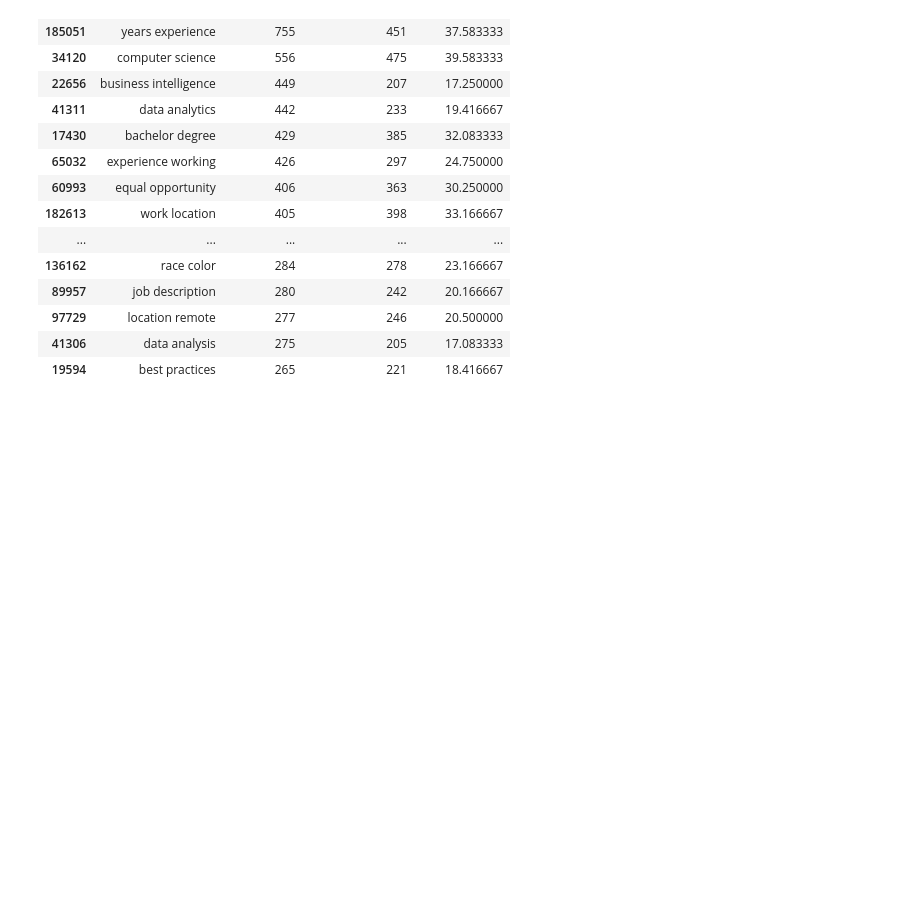
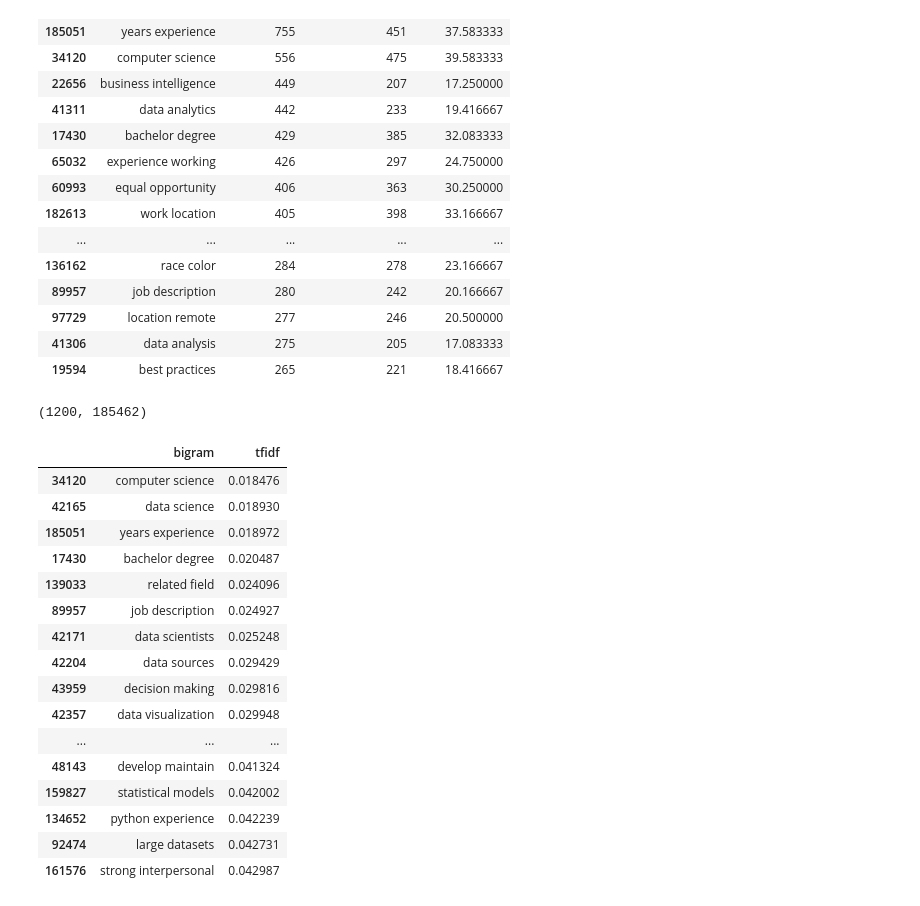
Before and after one commit to Reks890/keyword_extractor, a Jupyter notebook: exploration_keyword_extractor.ipynb, the cells around one changed output. Drawn from its saved outputs; the diff is of its cells as text; code cells hidden in the pictures; blank space fills up the shorter version.

Commit message:
Prepared TF-IDF assessment for bigrams across all descriptions

```diff
--- a/exploration_keyword_extractor.ipynb
+++ b/exploration_keyword_extractor.ipynb
@@ -291,3 +292,37 @@ bigram_results.sort_values("total_count", ascending=False).head(top_n)
 | 97729 | location remote | 277 | 246 | 20.500000 |
 | 41306 | data analysis | 275 | 205 | 17.083333 |
 | 19594 | best practices | 265 | 221 | 18.416667 |
+# %%
+# Apply TF-IDF across Descriptions feature assessing bigrams
+tfidf_vectorizer = TfidfVectorizer(stop_words="english", ngram_range=(2, 2))
+
+tfidf_matrix = tfidf_vectorizer.fit_transform(descriptions)
+print(tfidf_matrix.shape)
+
+# Assess bigram appearance in a single description
+feature_names = tfidf_vectorizer.get_feature_names_out()
+
+first_description_scores = pd.DataFrame(
+    {"bigram": feature_names, "tfidf": tfidf_matrix[0].toarray().ravel()}
+)
+
+first_description_scores.query("tfidf > 0").sort_values('tfidf').head(top_n)
+# %% [output]
+(1200, 185462)
+|  | bigram | tfidf |
+| 34120 | computer science | 0.018476 |
+| 42165 | data science | 0.018930 |
+| 185051 | years experience | 0.018972 |
+| 17430 | bachelor degree | 0.020487 |
+| 139033 | related field | 0.024096 |
+| 89957 | job description | 0.024927 |
+| 42171 | data scientists | 0.025248 |
+| 42204 | data sources | 0.029429 |
+| 43959 | decision making | 0.029816 |
+| 42357 | data visualization | 0.029948 |
+| ... | ... | ... |
+| 48143 | develop maintain | 0.041324 |
+| 159827 | statistical models | 0.042002 |
+| 134652 | python experience | 0.042239 |
+| 92474 | large datasets | 0.042731 |
+| 161576 | strong interpersonal | 0.042987 |
```
Also changed, not shown: parts of 2 cells of this notebook.
